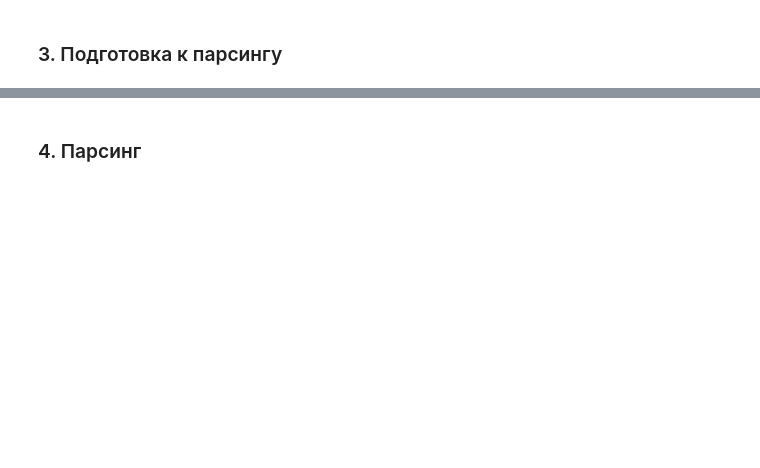
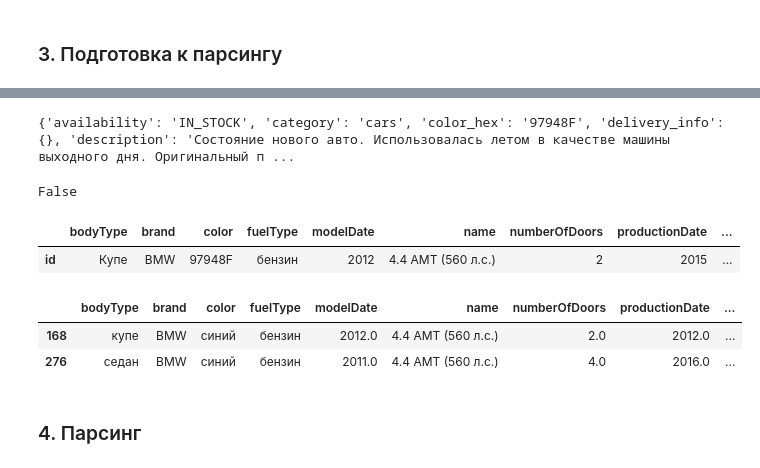
Before and after one commit to dst10rds6/rds6, a Jupyter notebook: parsing/parsing_sf_dst_10_rds6_[Almira&Sokolov].ipynb, the cells around one changed output, grey strips where cells are left out. Drawn from its saved outputs; the diff is of its cells as text; code cells hidden in the pictures; blank space fills up the shorter version.

```diff
--- a/parsing/parsing_sf_dst_10_rds6_[Almira&Sokolov].ipynb
+++ b/parsing/parsing_sf_dst_10_rds6_[Almira&Sokolov].ipynb
@@ -150,0 +171,26 @@ url = "https://auto.ru/-/ajax/desktop/listing/"
+# %%
+# сделаем тестовый вызов запроса для BMW модели M6 и выведем его на экран, чтобы по нему можно было сделать функцию для создания 23 необходимых столбцов
+model = 'M6'
+param = {
+                'catalog_filter' : [{"mark": 'BMW', "model": model}],
+                'section': "used",
+                'category': "cars",
+                'sort': "fresh_relevance_1-desc",
+                "top_days":"600",
+                "geo_radius":200,
+                "geo_id":[213],
+                'page': 1
+            }
+
+response = requests.post(url, json=param, headers = HEADERS)
+data = response.json()
+for elem in data['offers']:
+    print(elem)
+    break
+# %% [output]
+{'availability': 'IN_STOCK', 'category': 'cars', 'color_hex': '97948F', 'delivery_info': {}, 'description': 'Состояние нового авто. Использовалась летом в качестве машины выходного дня. Оригинальный п ...
+# %%
+# строка для проверки содержания элемента запроса
+elem['additional_info']['hidden']
+# %% [output]
+False
@@ -151,2 +300,11 @@ url = "https://auto.ru/-/ajax/desktop/listing/"
+# %%
+display(pd.DataFrame(dict_columns).head(2))
+test[test['enginePower']=='560 N12'].head(2)
+# %% [output]
+|  | bodyType | brand | color | fuelType | modelDate | name | numberOfDoors | productionDate | ... |
+| id | Купе | BMW | 97948F | бензин | 2012 | 4.4 AMT (560 л.с.) | 2 | 2015 | ... |
+|  | bodyType | brand | color | fuelType | modelDate | name | numberOfDoors | productionDate | ... |
+| 168 | купе | BMW | синий | бензин | 2012.0 | 4.4 AMT (560 л.с.) | 2.0 | 2012.0 | ... |
+| 276 | седан | BMW | синий | бензин | 2011.0 | 4.4 AMT (560 л.с.) | 4.0 | 2016.0 | ... |
 # %% [markdown]
 ### 4. Парсинг
```
Also changed, not shown: parts of 21 cells of this notebook, 1 other file.
